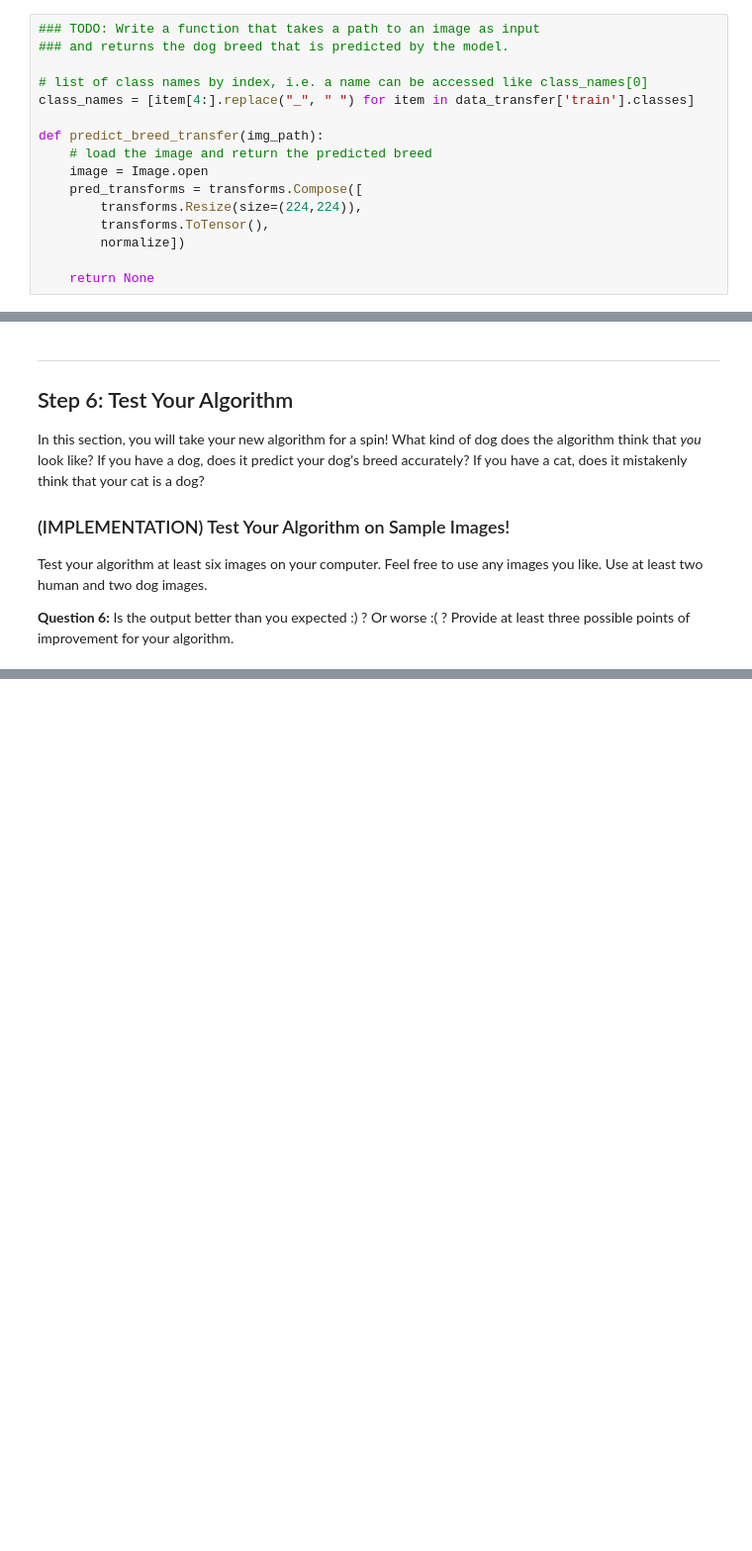
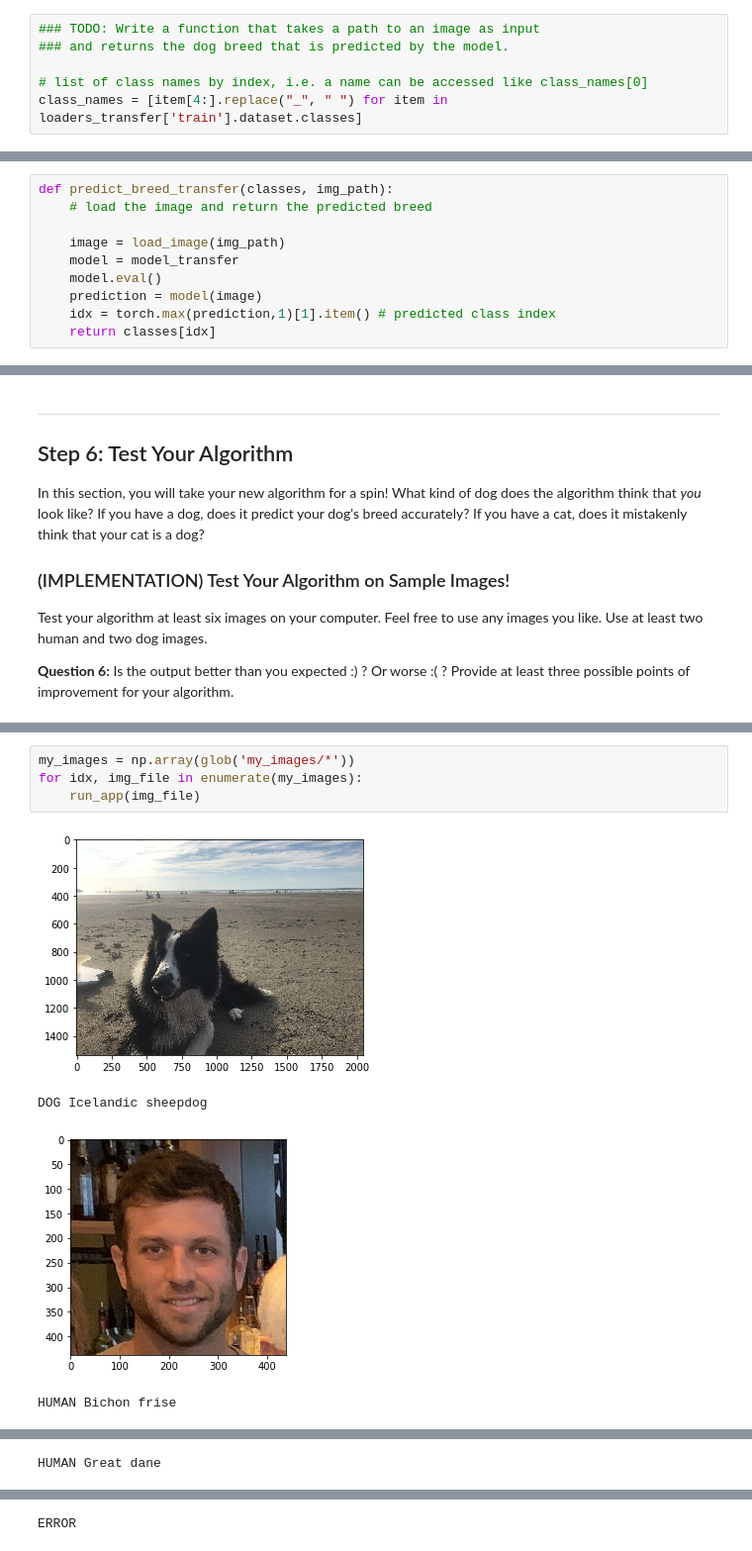
Before and after one commit to jtisbell4/dog-breed-classifier, a Jupyter notebook: dog_app.ipynb, the cells around one changed output, grey strips where cells are left out. Shown at 99% size. Cells and saved outputs as stored; diff of their text form; blank space fills up the shorter version.

```diff
--- a/dog_app.ipynb
+++ b/dog_app.ipynb
@@ -766,14 +702,4 @@ Write a function that takes an image path as input and returns the dog breed (`A
 ### and returns the dog breed that is predicted by the model.
 
 # list of class names by index, i.e. a name can be accessed like class_names[0]
-class_names = [item[4:].replace("_", " ") for item in data_transfer['train'].classes]
-
-def predict_breed_transfer(img_path):
-    # load the image and return the predicted breed
-    image = Image.open
-    pred_transforms = transforms.Compose([
-        transforms.Resize(size=(224,224)),
-        transforms.ToTensor(),
-        normalize])
-
-    return None
+class_names = [item[4:].replace("_", " ") for item in loaders_transfer['train'].dataset.classes]
@@ -779,0 +727,10 @@ def predict_breed_transfer(img_path):
+# %%
+def predict_breed_transfer(classes, img_path):
+    # load the image and return the predicted breed
+
+    image = load_image(img_path)
+    model = model_transfer
+    model.eval()
+    prediction = model(image)
+    idx = torch.max(prediction,1)[1].item() # predicted class index
+    return classes[idx]
@@ -825,0 +838,9 @@ for file in np.hstack((human_files[:3], dog_files[:3])):
+# %%
+my_images = np.array(glob('my_images/*'))
+for idx, img_file in enumerate(my_images):
+    run_app(img_file)
+# %% [output]
+[figure, added]
+DOG Icelandic sheepdog
+[figure, added]
+HUMAN Bichon frise
@@ -825,0 +848 @@ for file in np.hstack((human_files[:3], dog_files[:3])):
+HUMAN Great dane
@@ -825,0 +850 @@ for file in np.hstack((human_files[:3], dog_files[:3])):
+ERROR
```
Also changed, not shown: parts of 48 cells of this notebook, 8 other files.
